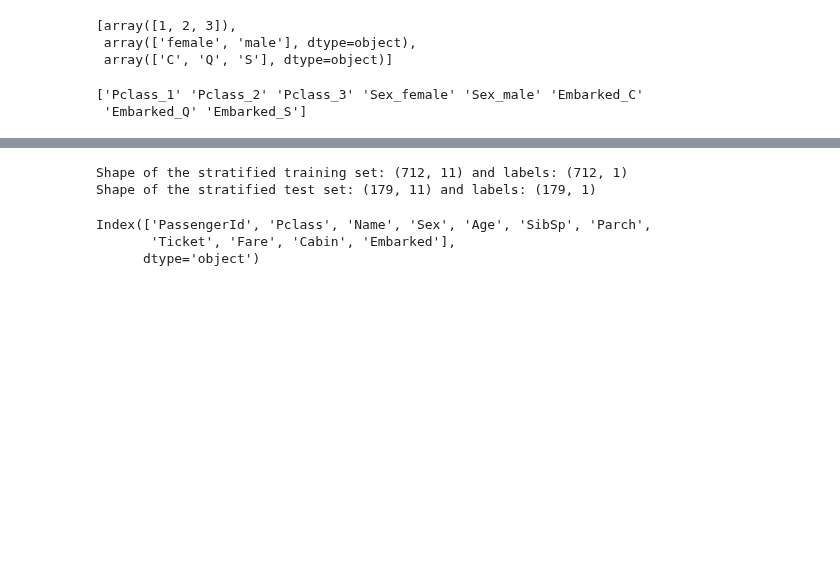
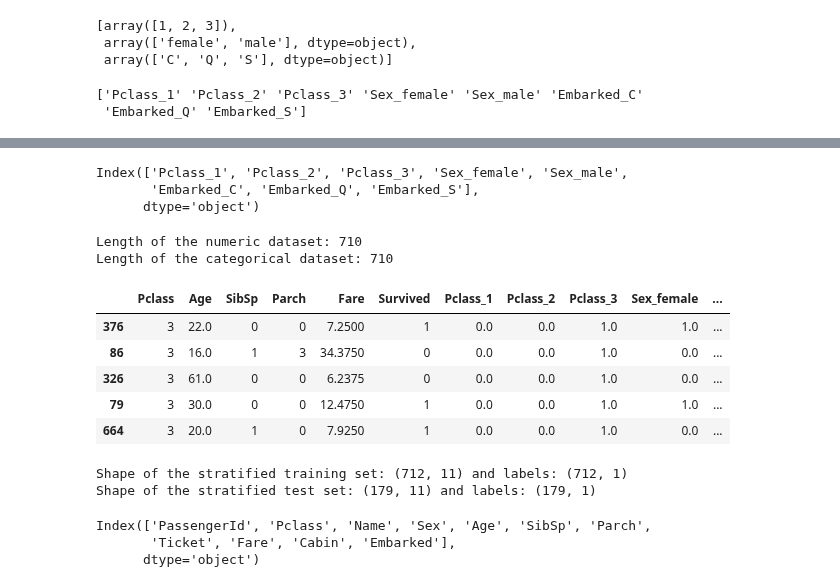
Before and after one commit to TevinAchong/hands-on-ml, a Jupyter notebook: chapter_03/titanic.ipynb, the cells around one changed output, grey strips where cells are left out. Cells and saved outputs as stored; diff of their text form; code cells hidden in the pictures; blank space fills up the shorter version.

```diff
--- a/chapter_03/titanic.ipynb
+++ b/chapter_03/titanic.ipynb
@@ -405,8 +405,11 @@ one_hot_encoder.categories_
 # %%
 # Creating a dataframe using the new one hot columns
 print(one_hot_encoder.get_feature_names_out())
+
 df_titanic_cat_1hot = pd.DataFrame(
-    one_hot_encoder.transform()
+    one_hot_encoder.transform(df_titanic_cat).toarray(),
+    columns=one_hot_encoder.get_feature_names_out(),
+    index=df_titanic_cat.index
 )
 # %% [output]
 ['Pclass_1' 'Pclass_2' 'Pclass_3' 'Sex_female' 'Sex_male' 'Embarked_C'
@@ -414,3 +426,25 @@ df_titanic_cat_1hot = pd.DataFrame(
+# %%
+df_titanic_cat_1hot.columns
+# %% [output]
+Index(['Pclass_1', 'Pclass_2', 'Pclass_3', 'Sex_female', 'Sex_male',
+       'Embarked_C', 'Embarked_Q', 'Embarked_S'],
+      dtype='object')
+# %%
+print(f"Length of the numeric dataset: {len(df_titanic[df_titanic_numeric_attrs])}")
+print(f"Length of the categorical dataset: {len(df_titanic_cat_1hot)}")
+# %% [output]
+Length of the numeric dataset: 710
+Length of the categorical dataset: 710
+# %%
+df_titanic_final = df_titanic[df_titanic_numeric_attrs].join(df_titanic_cat_1hot)
+df_titanic_final.head()
+# %% [output]
+|  | Pclass | Age | SibSp | Parch | Fare | Survived | Pclass_1 | Pclass_2 | Pclass_3 | Sex_female | ... |
+| 376 | 3 | 22.0 | 0 | 0 | 7.2500 | 1 | 0.0 | 0.0 | 1.0 | 1.0 | ... |
+| 86 | 3 | 16.0 | 1 | 3 | 34.3750 | 0 | 0.0 | 0.0 | 1.0 | 0.0 | ... |
+| 326 | 3 | 61.0 | 0 | 0 | 6.2375 | 0 | 0.0 | 0.0 | 1.0 | 0.0 | ... |
+| 79 | 3 | 30.0 | 0 | 0 | 12.4750 | 1 | 0.0 | 0.0 | 1.0 | 1.0 | ... |
+| 664 | 3 | 20.0 | 1 | 0 | 7.9250 | 1 | 0.0 | 0.0 | 1.0 | 0.0 | ... |
 # %%
 # Now we want to separate the labels
 df_strat_train_labels = df_strat_train_set[["Survived"]]
```
Also changed, not shown: parts of 2 cells of this notebook.
